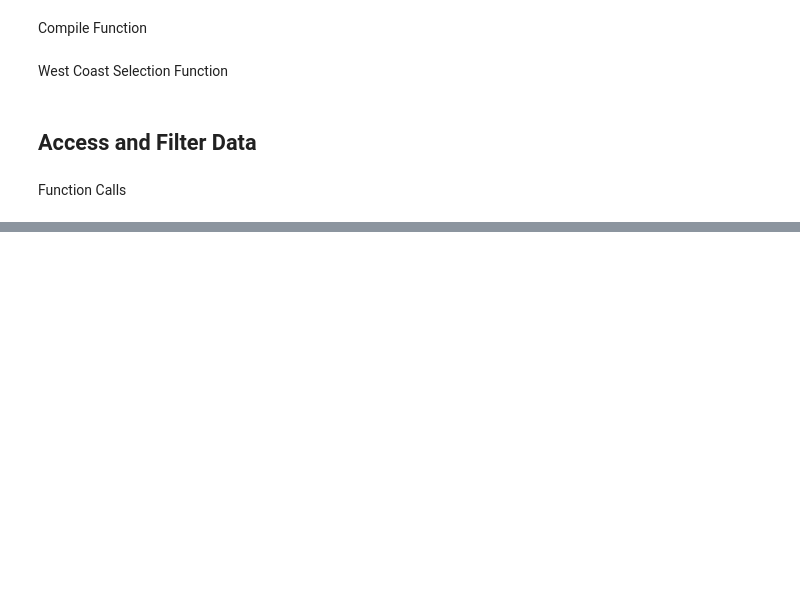
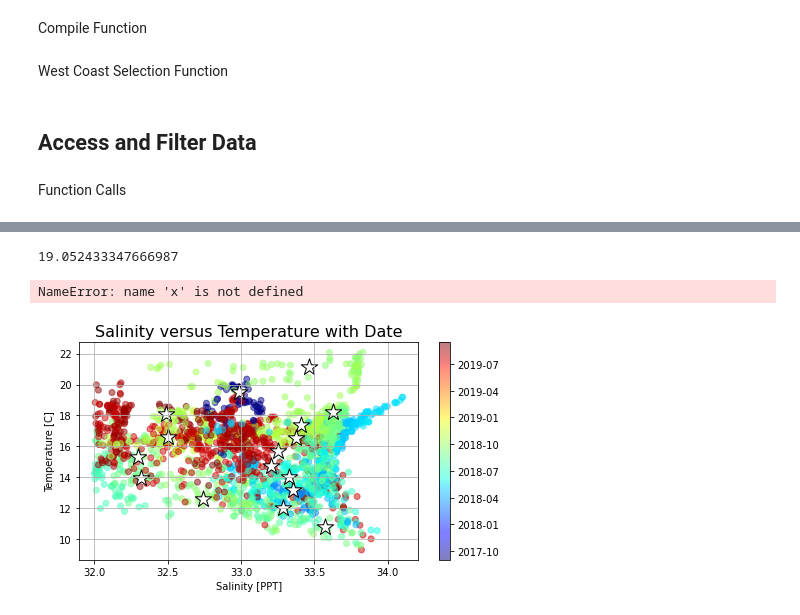
Before and after one commit to marisolgr/2022_SummerInternship_FarallonInstitute, a Jupyter notebook: will/TS _Clustering.ipynb, the cells around one changed output, grey strips where cells are left out. Drawn from its saved outputs; the diff is of its cells as text; code cells hidden in the pictures; blank space fills up the shorter version.

Commit message:
Now with working centroids

```diff
--- a/will/TS _Clustering.ipynb
+++ b/will/TS _Clustering.ipynb
@@ -217,0 +186,12 @@ plt.show()
+# %%
+ds2 = ds[['TEMP_CTD_MEAN', 'SAL_CTD_MEAN']].to_dataframe()
+ds3 = ds2.dropna()
+sal = ds3.SAL_CTD_MEAN.values
+temp = ds3.TEMP_CTD_MEAN.values
+
+ds3 = ds3.drop('ob', axis = 1)
+
+ds4 = ds3.values
+
+ds4
+#error is from temp and sal not being equal lenghts
@@ -217,0 +209,43 @@ plt.show()
+# %%
+
+# create kmeans object
+kmeans = KMeans(init="random", n_clusters=4, n_init=10, max_iter=300, random_state=42)
+# fit kmeans object to data
+kmeans.fit(ds4)
+# print location of clusters learned by kmeans object
+print(kmeans.cluster_centers_[0][0])
+# save new clusters for chart
+#y_km = kmeans.fit(ds)
+# %% [output]
+19.052433347666987
+# %%
+plt.scatter(ds4[y_kmeans == 0, 0], ds4[y_kmeans == 0, 1], s = 100, c = 'purple', label = 'Iris-setosa')
+plt.scatter(ds4[y_kmeans == 1, 0], ds4[y_kmeans == 1, 1], s = 100, c = 'orange', label = 'Iris-versicolour')
+plt.scatter(ds4[y_kmeans == 2, 0], ds4[y_kmeans == 2, 1], s = 100, c = 'green', label = 'Iris-virginica')
+# %% [output]
+NameError: name 'x' is not defined
+# %%
+fig = plt.figure(figsize=(7.6,4))
+loc = mdates.AutoDateLocator()
+sc = plt.scatter(x = ds_filtered['SAL_CTD_MEAN'], y = ds_filtered['TEMP_CTD_MEAN'], c = ds_filtered['date'], cmap='jet', alpha = 0.5)
+clb = fig.colorbar(sc, ticks=loc, format=mdates.AutoDateFormatter(loc))
+
+#graph Centroids
+#plt.scatter(kmeans.cluster_centers_[)
+plt.scatter(
+    kmeans.cluster_centers_[:, 1], kmeans.cluster_centers_[:, 0],
+    s=300, marker='*',
+    c='white', edgecolor='black',
+    label='centroids'
+)
+#ax.set_label('Date')
+
+plt.title('Salinity versus Temperature with Date', fontdict = {'fontsize' : 16})
+plt.xlabel("Salinity [PPT]")
+plt.ylabel("Temperature [C]")
+plt.xticks(xaxis_val)
+plt.grid()
+
+plt.show()
+# %% [output]
+[figure, added]
```
Also changed, not shown: parts of 13 cells of this notebook.
